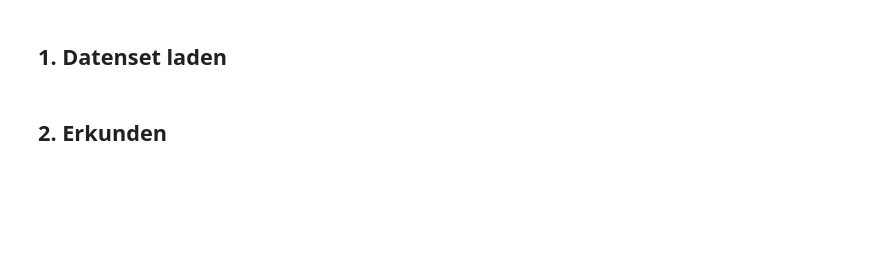
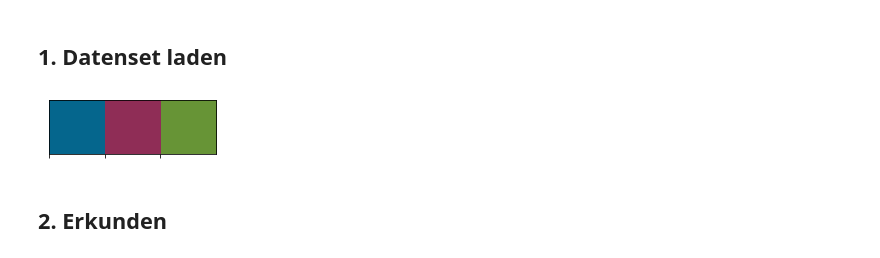
Before and after one commit to HautzmayerSheila/Titanic_Miniprojekt_KI, a Jupyter notebook: titanic.ipynb, the cells around one changed output. Saved outputs shown, nothing was run; the diff lists cells and outputs as text; code cells hidden in the pictures; blank space fills up the shorter version.

```diff
--- a/titanic.ipynb
+++ b/titanic.ipynb
@@ -20,6 +25,11 @@ from sklearn.preprocessing import LabelEncoder
 from sklearn import metrics
 # %%
 titanic_data_raw = pd.read_csv('input/train.csv')
+# %%
+sns.set_palette(sns.color_palette(["#05668d", "#8f2d56", "#679436" ]))
+sns.palplot(sns.color_palette(["#05668d", "#8f2d56", "#679436" ]))
+# %% [output]
+[figure, added]
 # %% [markdown]
 ## 2. Erkunden
 # %% [markdown]
```
Also changed, not shown: parts of 90 cells of this notebook, 2 other files.
